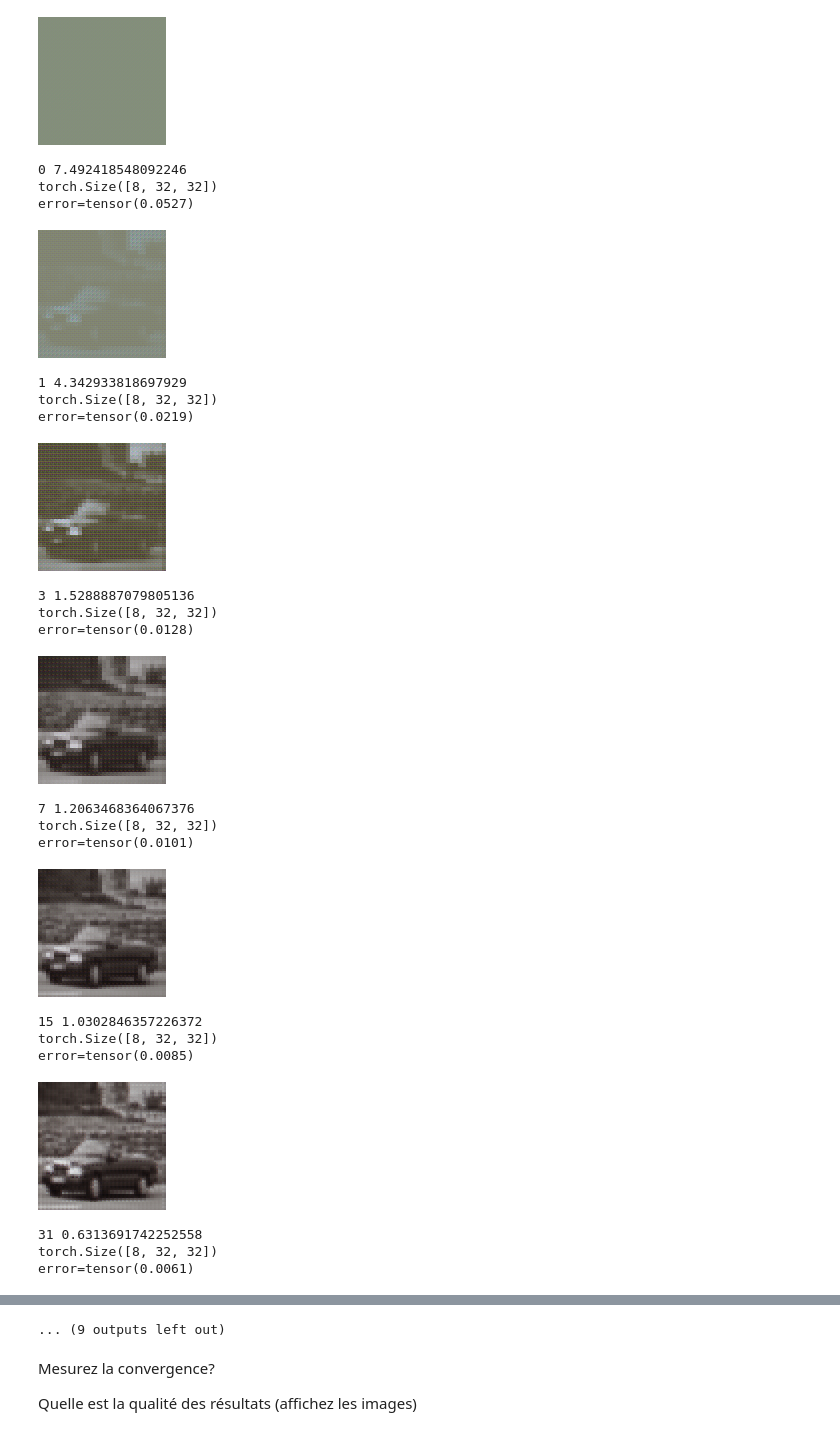
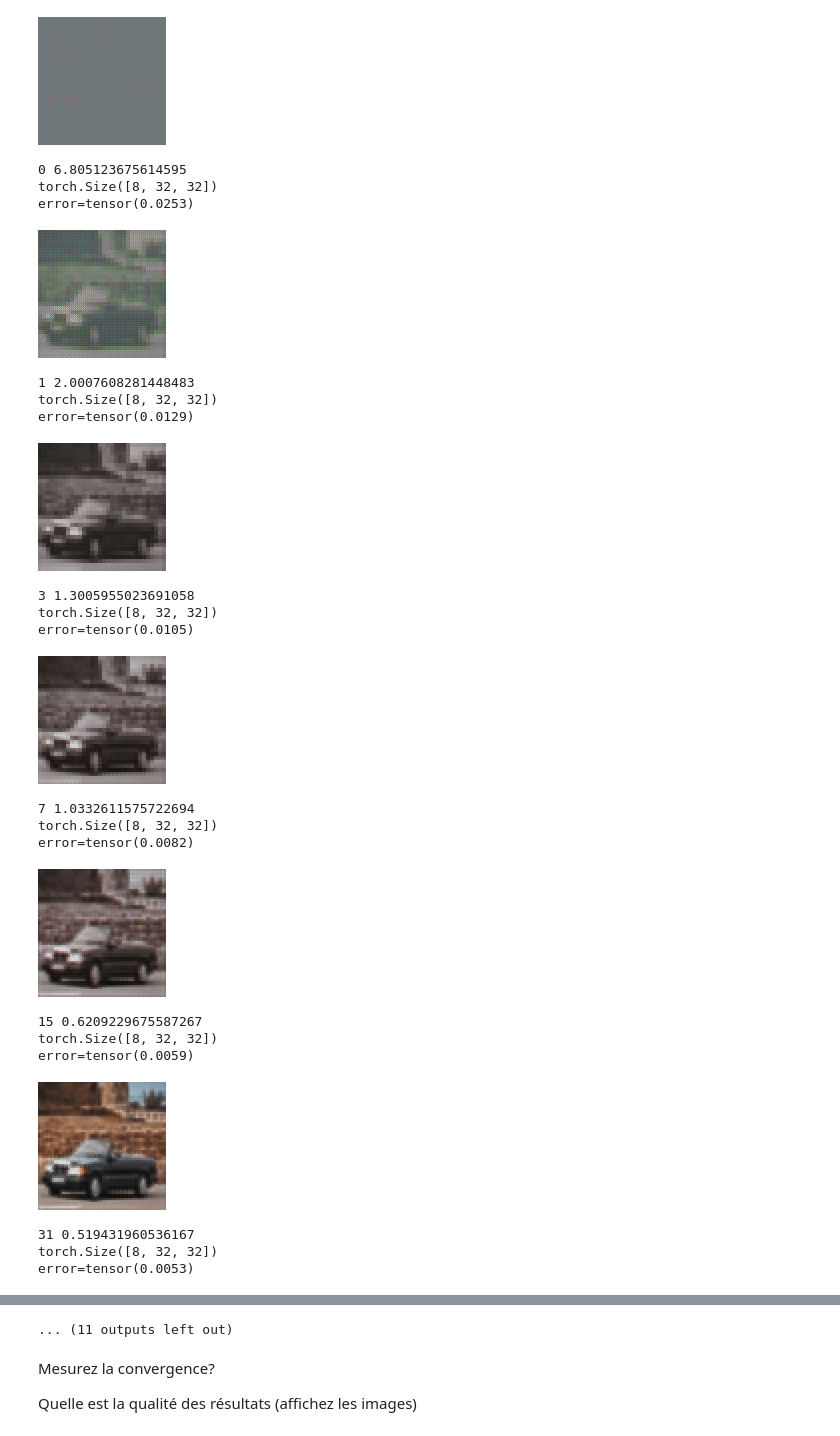
Before and after one commit to charles66820/CREMIfiles, a Jupyter notebook: IS329_fouille/project/Projet-DL-Image.ipynb, the cells around one changed output, grey strips where cells are left out. Saved outputs shown, nothing was run; the diff lists cells and outputs as text; code cells hidden in the pictures.

```diff
--- a/IS329_fouille/project/Projet-DL-Image.ipynb
+++ b/IS329_fouille/project/Projet-DL-Image.ipynb
@@ -286,65 +289,66 @@ with torch.no_grad():
 [figure]
 [figure]
 # %%
+epochs = 2000
 epoch_errors = []
-for epoch in range(1000):
+for epoch in range(epochs):
     epoch_error = 0
     for input in carImgTensorDataset[1::]:
         # On annule les gradients
         optimizer.zero_grad()
         # On fait la forward-pass
         z = encoder(input)
         output = decoder(z)
         # On calcule la loss associée
         loss_value = loss(output, input)
         # On calcule les gradients
         loss_value.backward()
         # On indique à l'optimiser de faire son travail => Mise a jour du réseau ici
         optimizer.step()
         epoch_error += float(loss_value)
     if int(log2(epoch+1)) == log2(epoch+1):
         print(epoch, epoch_error)
         input = carImgTensorDataset[0]
         with torch.no_grad():
             z = encoder(input)
             print(z.shape)
             output = decoder(z)
             error = loss(output, input)
             print(f"{error=}")
             # print(output.transpose(0, 2).transpose(0, 1).numpy().shape)
             outputNp = output.transpose(0, 2).transpose(0, 1).numpy()
             # display(Image.fromarray(np.uint8(outputNp*255)))
             display(dataArrayToImg(outputNp*255))
     epoch_errors.append(epoch_error)
     if epoch_error < 1e-5:
         break
 loss_value
 # %% [output]
-0 7.492418548092246
+0 6.805123675614595
 torch.Size([8, 32, 32])
-error=tensor(0.0527)
+error=tensor(0.0253)
-[figure, old version]
+[figure, new version]
-1 4.342933818697929
+1 2.0007608281448483
 torch.Size([8, 32, 32])
-error=tensor(0.0219)
+error=tensor(0.0129)
-[figure, old version]
+[figure, new version]
-3 1.5288887079805136
+3 1.3005955023691058
 torch.Size([8, 32, 32])
-error=tensor(0.0128)
+error=tensor(0.0105)
 [figure]
-7 1.2063468364067376
+7 1.0332611575722694
 torch.Size([8, 32, 32])
-error=tensor(0.0101)
+error=tensor(0.0082)
 [figure]
-15 1.0302846357226372
+15 0.6209229675587267
 torch.Size([8, 32, 32])
-error=tensor(0.0085)
+error=tensor(0.0059)
 [figure]
-31 0.6313691742252558
+31 0.519431960536167
 torch.Size([8, 32, 32])
-error=tensor(0.0061)
+error=tensor(0.0053)
 [figure]
-... (9 outputs left out)
+... (11 outputs left out)
 # %% [markdown]
 Mesurez la convergence?
 
```
Also changed, not shown: parts of 6 cells of this notebook, 2 other files.
